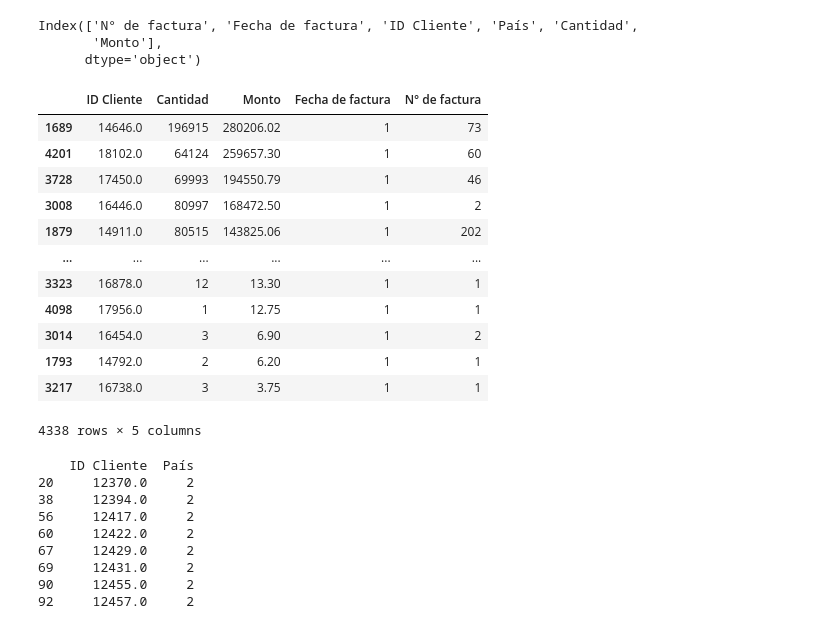
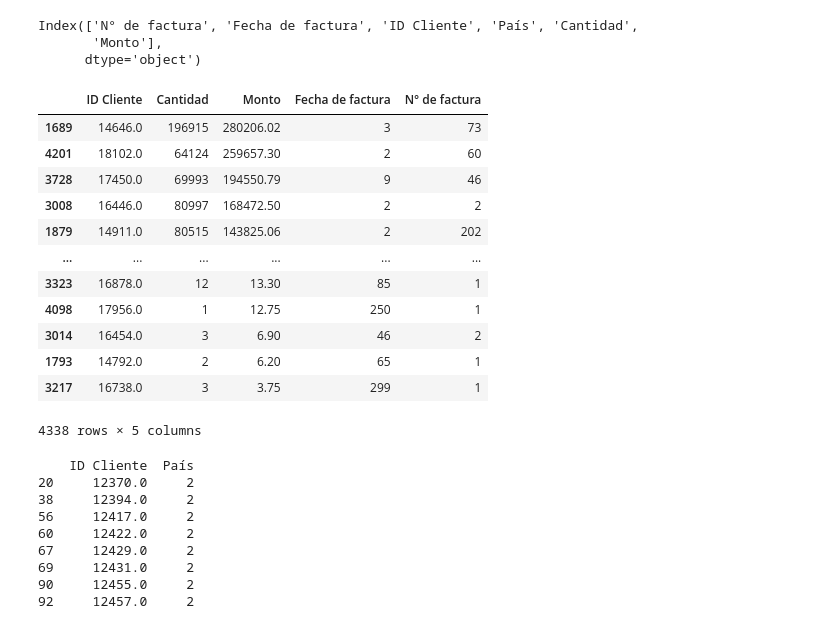
Before and after one commit to AndresEspinal/RFM-Segmentation, a Jupyter notebook: notebooks/rmf.ipynb, the cells around one changed output. Saved outputs shown, nothing was run; the diff lists cells and outputs as text; code cells hidden in the pictures.

```diff
--- a/notebooks/rmf.ipynb
+++ b/notebooks/rmf.ipynb
@@ -708,21 +708,21 @@ Index(['N° de factura', 'Fecha de factura', 'ID Cliente', 'País', 'Cantidad',
       dtype='object')
 # %%
 #Agrupado por clientes
-clustertest=mtdataset.groupby('ID Cliente').agg({'Cantidad':'sum','Monto':'sum','Fecha de factura':lambda x: (x.max()+pd.Timedelta(days=1)-x.max()).days,'N° de factura':'count'}).reset_index()
-clustertest.sort_values(by='Monto',ascending=False)
+customer_mtdataset=mtdataset.groupby('ID Cliente').agg({'Cantidad':'sum','Monto':'sum','Fecha de factura':lambda x: (mtdataset['Fecha de factura'].max()+pd.Timedelta(days=1)+pd.Timedelta(days=1)-x.max()).days,'N° de factura':'count'}).reset_index()
+customer_mtdataset.sort_values(by='Monto',ascending=False)
 # %% [output]
 |  | ID Cliente | Cantidad | Monto | Fecha de factura | N° de factura |
-| 1689 | 14646.0 | 196915 | 280206.02 | 1 | 73 |
-| 4201 | 18102.0 | 64124 | 259657.30 | 1 | 60 |
-| 3728 | 17450.0 | 69993 | 194550.79 | 1 | 46 |
-| 3008 | 16446.0 | 80997 | 168472.50 | 1 | 2 |
-| 1879 | 14911.0 | 80515 | 143825.06 | 1 | 202 |
+| 1689 | 14646.0 | 196915 | 280206.02 | 3 | 73 |
+| 4201 | 18102.0 | 64124 | 259657.30 | 2 | 60 |
+| 3728 | 17450.0 | 69993 | 194550.79 | 9 | 46 |
+| 3008 | 16446.0 | 80997 | 168472.50 | 2 | 2 |
+| 1879 | 14911.0 | 80515 | 143825.06 | 2 | 202 |
 | ... | ... | ... | ... | ... | ... |
-| 3323 | 16878.0 | 12 | 13.30 | 1 | 1 |
-| 4098 | 17956.0 | 1 | 12.75 | 1 | 1 |
-| 3014 | 16454.0 | 3 | 6.90 | 1 | 2 |
-| 1793 | 14792.0 | 2 | 6.20 | 1 | 1 |
-| 3217 | 16738.0 | 3 | 3.75 | 1 | 1 |
+| 3323 | 16878.0 | 12 | 13.30 | 85 | 1 |
+| 4098 | 17956.0 | 1 | 12.75 | 250 | 1 |
+| 3014 | 16454.0 | 3 | 6.90 | 46 | 2 |
+| 1793 | 14792.0 | 2 | 6.20 | 65 | 1 |
+| 3217 | 16738.0 | 3 | 3.75 | 299 | 1 |
 4338 rows × 5 columns
 # %%
 clientes_paises = mtdataset.groupby('ID Cliente')['País'].nunique().reset_index()
```
Also changed, not shown: parts of 3 cells of this notebook, 2 other files.
